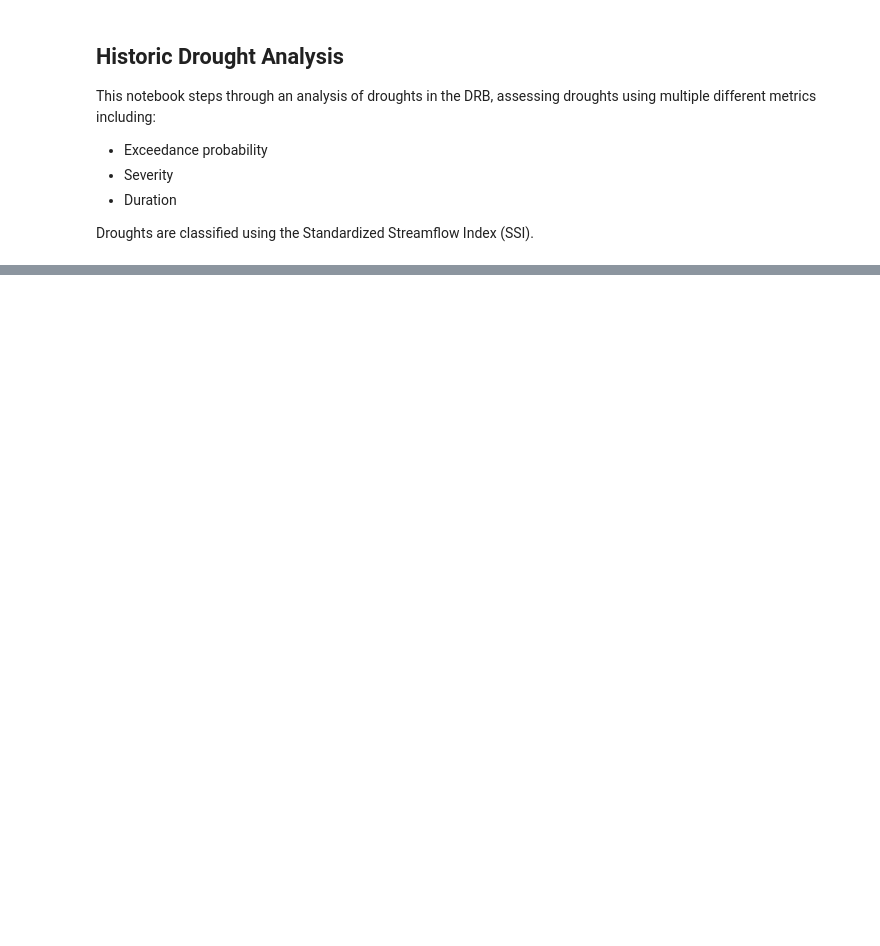
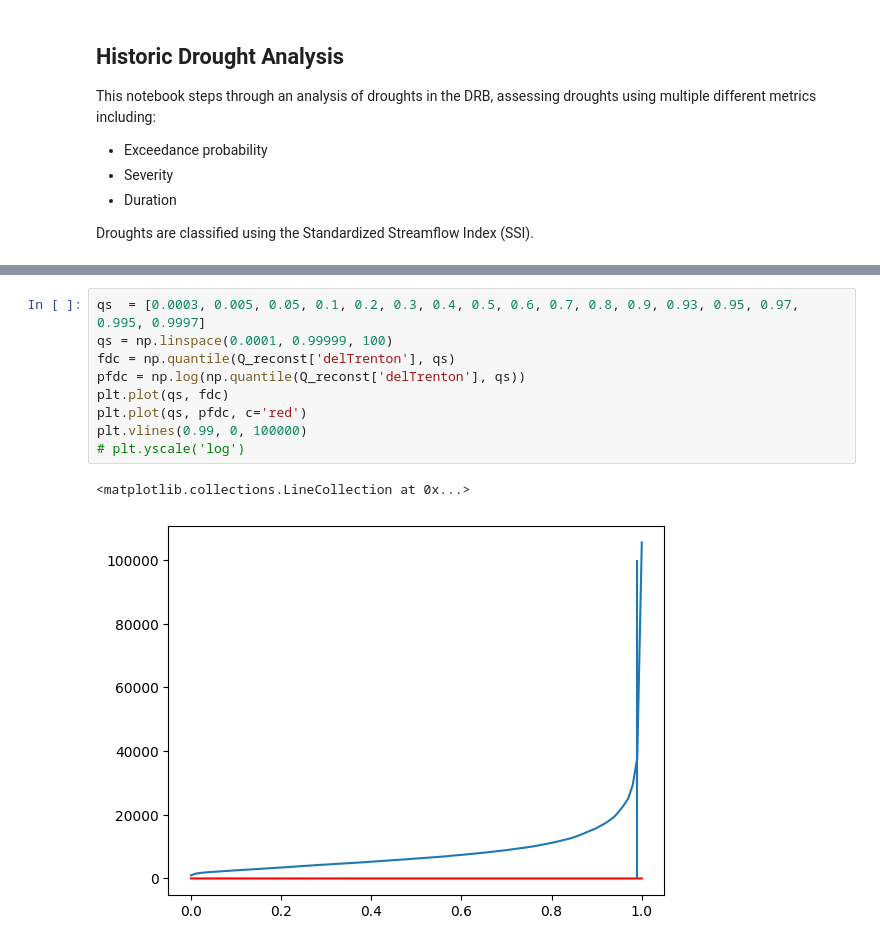
Before and after one commit to Pywr-DRB/DRB-Historic-Reconstruction, a Jupyter notebook: DRB_historic_drought_analysis.ipynb, the cells around one changed output, grey strips where cells are left out. Drawn from its saved outputs; the diff is of its cells as text; blank space fills up the shorter version.

```diff
--- a/DRB_historic_drought_analysis.ipynb
+++ b/DRB_historic_drought_analysis.ipynb
@@ -167,0 +164,12 @@ NameError: name 'drought_metrics' is not defined
+# %%
+qs  = [0.0003, 0.005, 0.05, 0.1, 0.2, 0.3, 0.4, 0.5, 0.6, 0.7, 0.8, 0.9, 0.93, 0.95, 0.97, 0.995, 0.9997]
+qs = np.linspace(0.0001, 0.99999, 100)
+fdc = np.quantile(Q_reconst['delTrenton'], qs)
+pfdc = np.log(np.quantile(Q_reconst['delTrenton'], qs))
+plt.plot(qs, fdc)
+plt.plot(qs, pfdc, c='red')
+plt.vlines(0.99, 0, 100000)
+# plt.yscale('log')
+# %% [output]
+<matplotlib.collections.LineCollection at 0x...>
+[figure, added]
```
Also changed, not shown: parts of 12 cells of this notebook, 23 other files.
